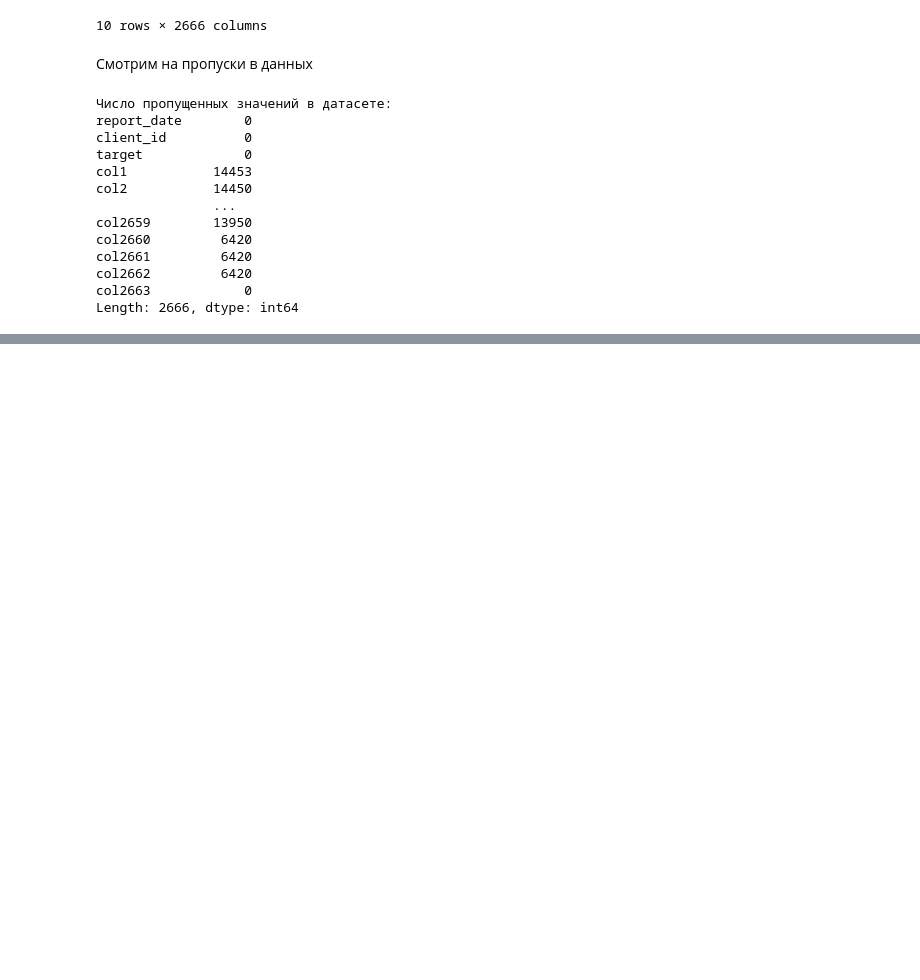
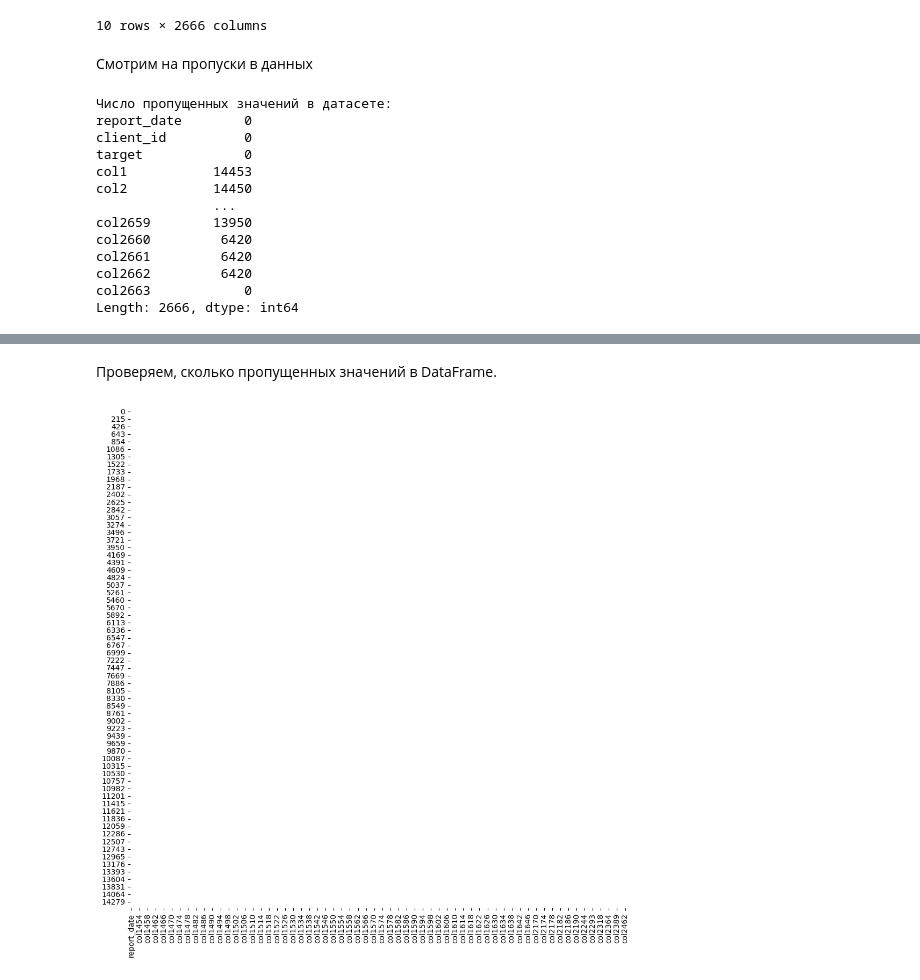
Before and after one commit to pogodaa/second_intensiv_predict_dataset_ot_samolyta, a Jupyter notebook: main.ipynb, the cells around one changed output, grey strips where cells are left out. Drawn from its saved outputs; the diff is of its cells as text; code cells hidden in the pictures; blank space fills up the shorter version.

```diff
--- a/main.ipynb
+++ b/main.ipynb
@@ -57,0 +58,27 @@ df.isnull().sum()
+# %%
+df.drop_duplicates(inplace=True) # дубликаты
+
+threshold_col = 0.75 * len(df) # Удаление столбцов, где менее 75% значений присутствуют
+df.dropna(axis=1, thresh=threshold_col, inplace=True)
+
+threshold_row = 0.75 * len(df.columns)  # Удаление строк
+df.dropna(thresh=threshold_row, inplace=True)
+
+# Заполнение пропусков медианой только для числовых столбцов
+numeric_cols = df.select_dtypes(include=['number']).columns
+if not numeric_cols.empty:  # Проверка, есть ли числовые столбцы
+    df.loc[:, numeric_cols] = df[numeric_cols].fillna(df[numeric_cols].median())
+# df.loc потому что это срез оригинала df
+
+# Удаление строк с NaN только в текстовых столбцах
+string_cols = df.select_dtypes(include=['object']).columns
+if not string_cols.empty:  # Проверка, есть ли строковые столбцы
+    df.dropna(subset=string_cols, inplace=True)
+# %% [markdown]
+Проверяем, сколько пропущенных значений в DataFrame.
+# %%
+fig, ax = plt.subplots(figsize=(12, 12))
+sns.heatmap(df.isnull(), cbar = False, cmap = 'Greys')
+plt.show()
+# %% [output]
+[figure, added]
```
Also changed, not shown: parts of 8 cells of this notebook, 1 other file.
